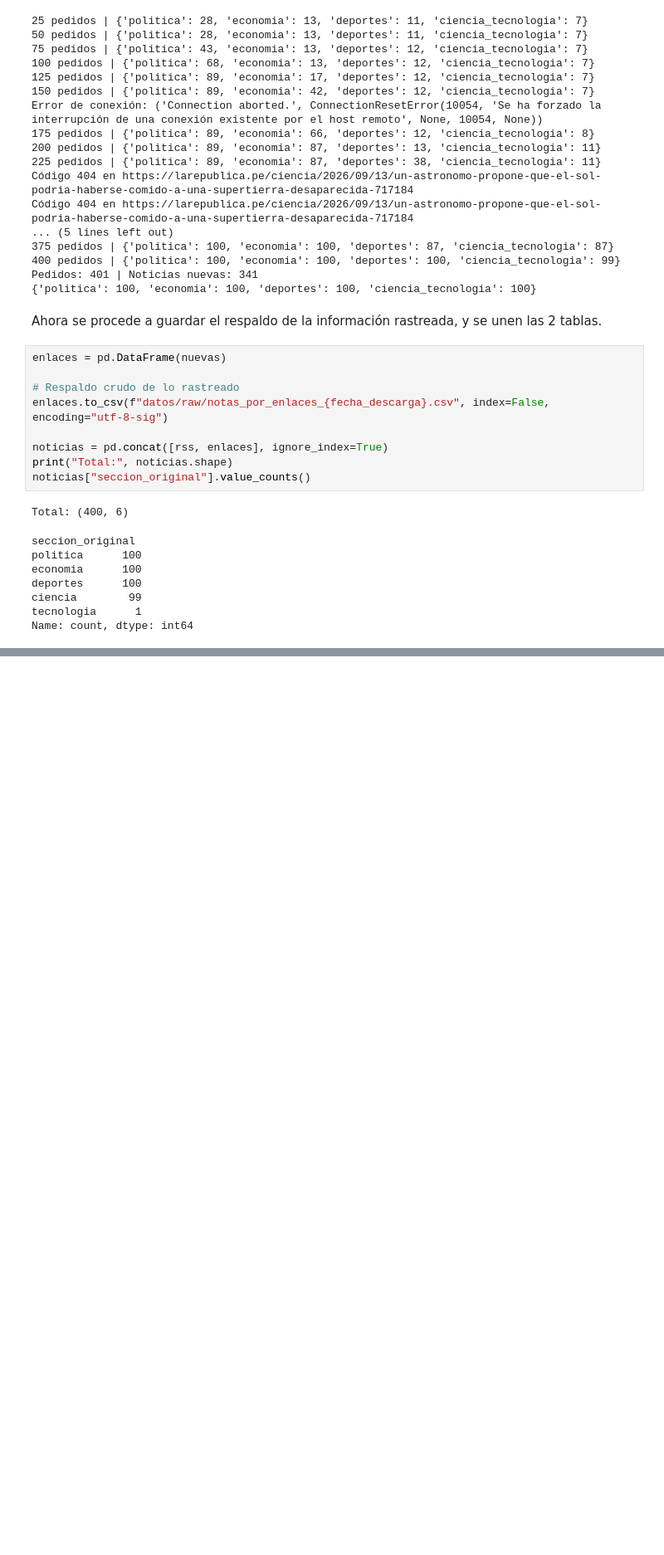
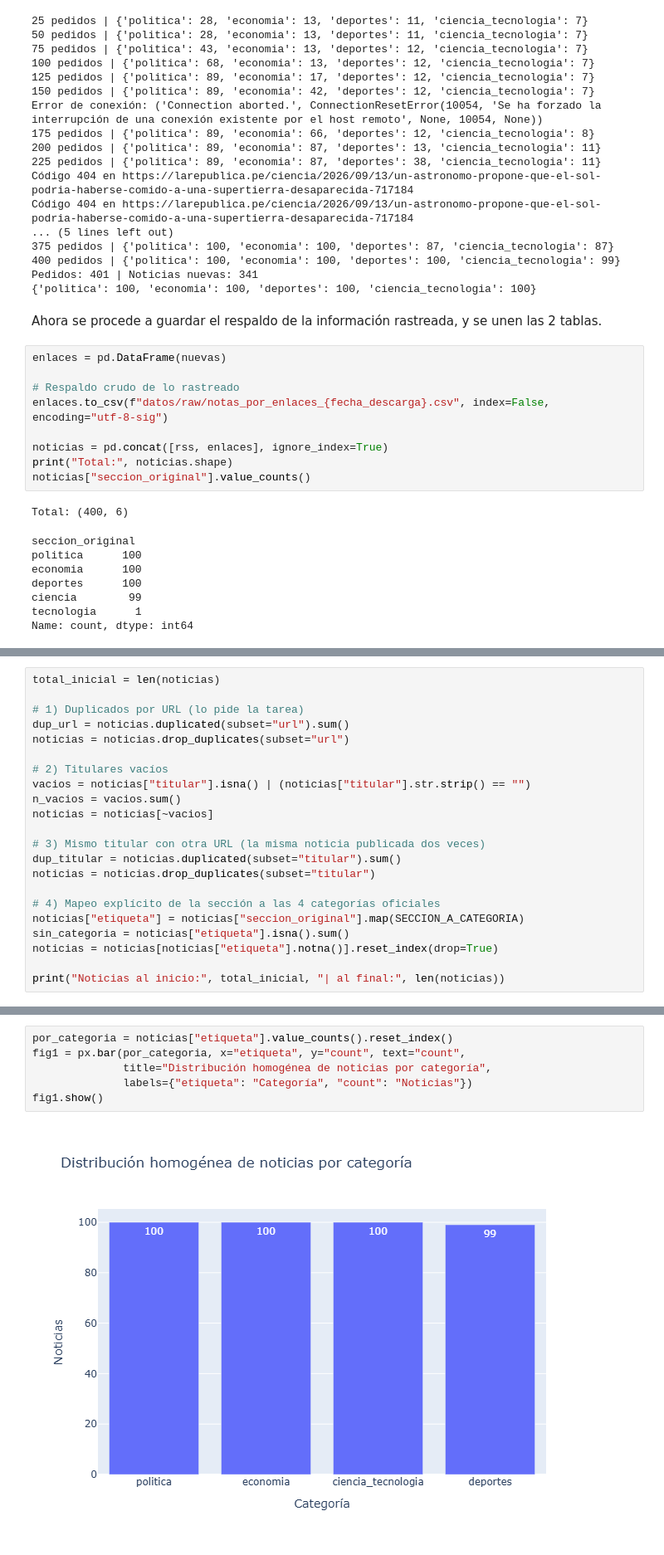
Before and after one commit to Clandra91/Python_intermedio, a Jupyter notebook: tarea_1/01_recoleccion.ipynb, the cells around one changed output, grey strips where cells are left out. Shown at 83% size. Saved outputs shown, nothing was run; the diff lists cells and outputs as text; blank space fills up the shorter version.

```diff
--- a/tarea_1/01_recoleccion.ipynb
+++ b/tarea_1/01_recoleccion.ipynb
@@ -353,0 +363,22 @@ La tarea advierte que Github rechaza archivos de más de 100 MB, y al ejecutar e
+# %%
+total_inicial = len(noticias)
+
+# 1) Duplicados por URL (lo pide la tarea)
+dup_url = noticias.duplicated(subset="url").sum()
+noticias = noticias.drop_duplicates(subset="url")
+
+# 2) Titulares vacíos
+vacios = noticias["titular"].isna() | (noticias["titular"].str.strip() == "")
+n_vacios = vacios.sum()
+noticias = noticias[~vacios]
+
+# 3) Mismo titular con otra URL (la misma noticia publicada dos veces)
+dup_titular = noticias.duplicated(subset="titular").sum()
+noticias = noticias.drop_duplicates(subset="titular")
+
+# 4) Mapeo explícito de la sección a las 4 categorías oficiales
+noticias["etiqueta"] = noticias["seccion_original"].map(SECCION_A_CATEGORIA)
+sin_categoria = noticias["etiqueta"].isna().sum()
+noticias = noticias[noticias["etiqueta"].notna()].reset_index(drop=True)
+
+print("Noticias al inicio:", total_inicial, "| al final:", len(noticias))
@@ -353,0 +438,8 @@ La tarea advierte que Github rechaza archivos de más de 100 MB, y al ejecutar e
+# %%
+por_categoria = noticias["etiqueta"].value_counts().reset_index()
+fig1 = px.bar(por_categoria, x="etiqueta", y="count", text="count",
+              title="Distribución homogénea de noticias por categoría",
+              labels={"etiqueta": "Categoría", "count": "Noticias"})
+fig1.show()
+# %% [output]
+[figure, added]
```
Also changed, not shown: parts of 20 cells of this notebook, 1 other file.
